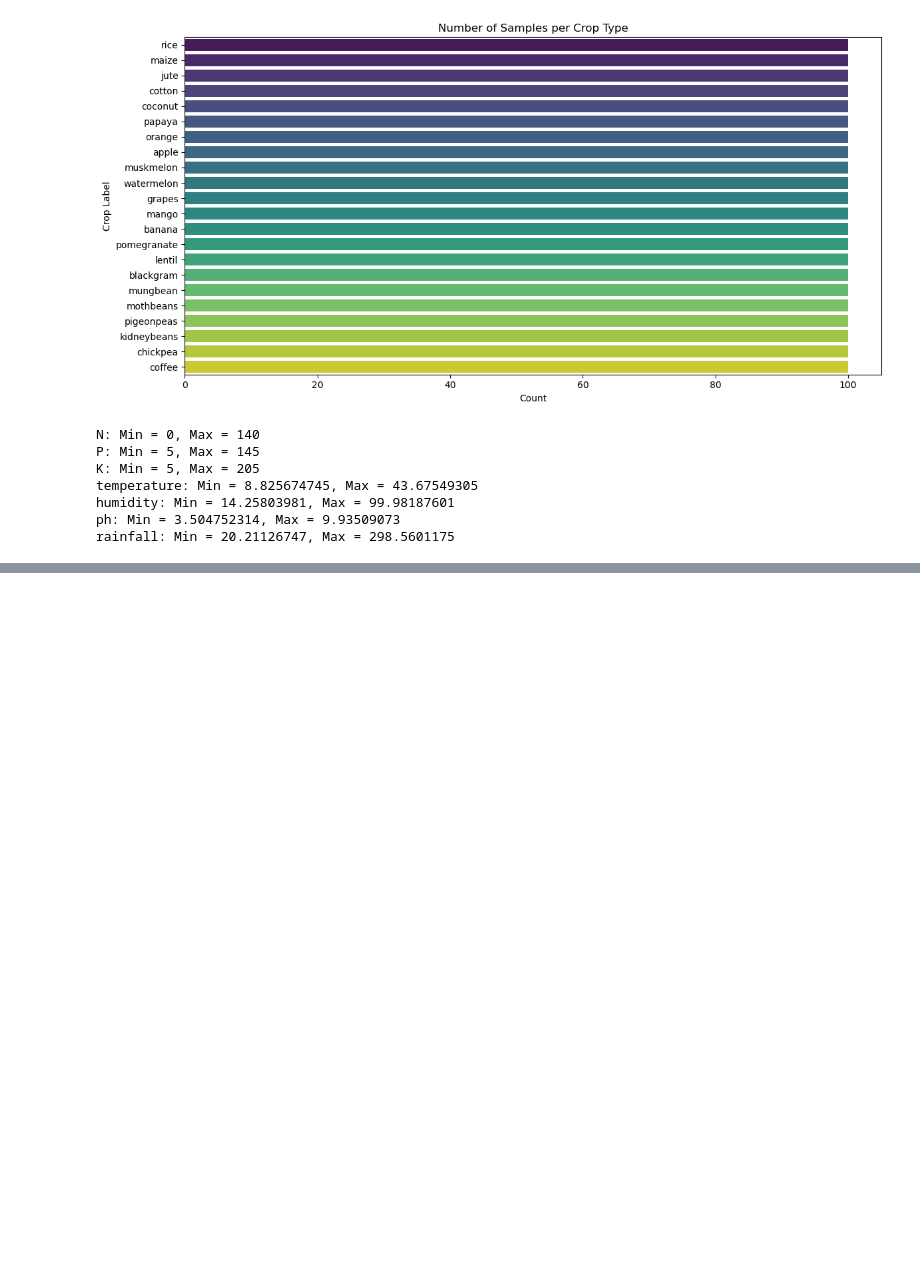
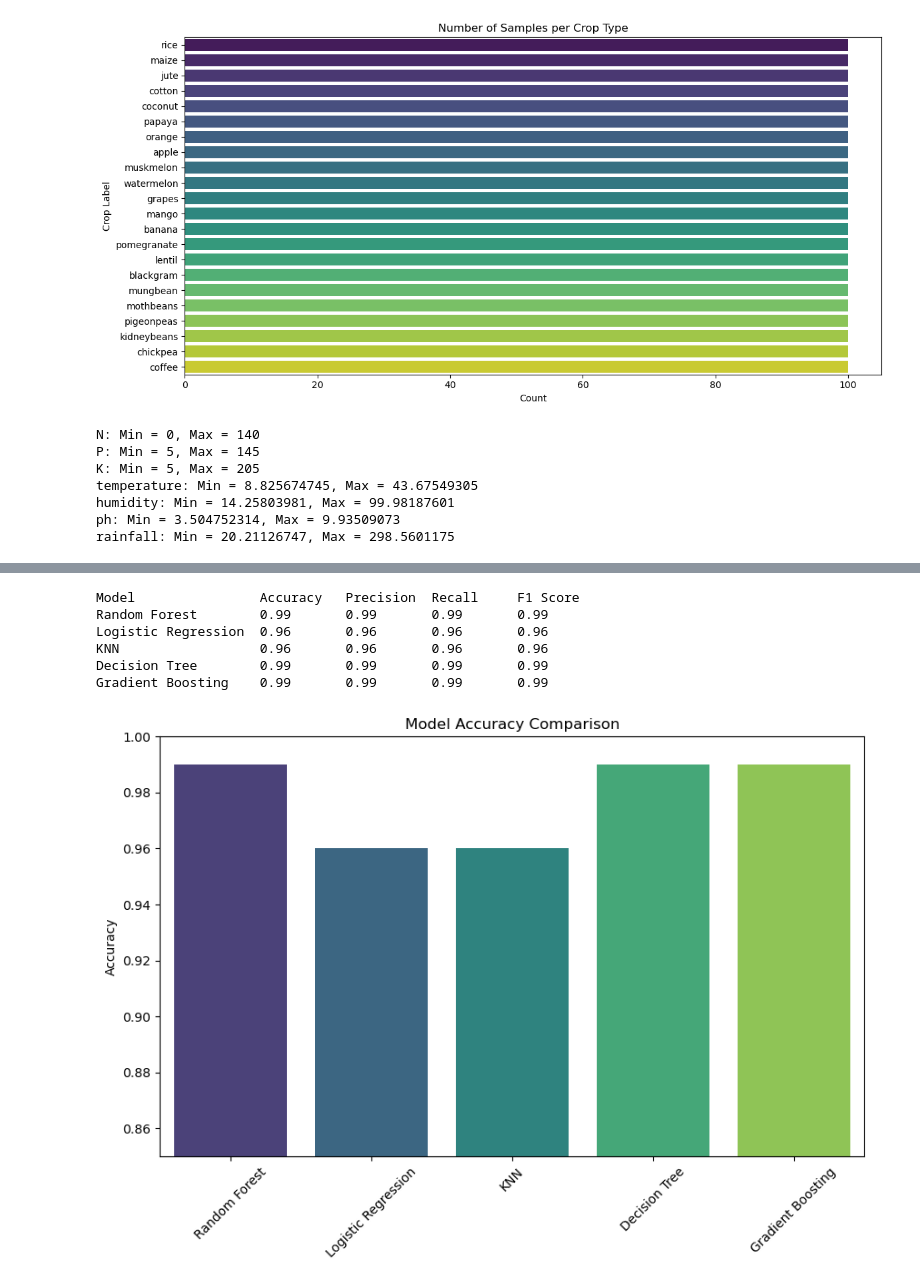
Before and after one commit to Marcos-brown/Crop_Reccommendation, a Jupyter notebook: Crop_Recommendation.ipynb, the cells around one changed output, grey strips where cells are left out. Drawn from its saved outputs; the diff is of its cells as text; code cells hidden in the pictures; blank space fills up the shorter version.

```diff
--- a/Crop_Recommendation.ipynb
+++ b/Crop_Recommendation.ipynb
@@ -235,0 +515,38 @@ rainfall: Min = 20.21126747, Max = 298.5601175
+# %%
+# Compare all models on accuracy, precision, recall, F1
+models = {
+    'Random Forest': (rf_model, y_pred),
+    'Logistic Regression': (log_model, y_pred_log),
+    'KNN': (knn_model, y_pred_knn),
+    'Decision Tree': (dt_model, y_pred_dt),
+    'Gradient Boosting': (gb_model, y_pred_gb)
+}
+
+print("{:<20} {:<10} {:<10} {:<10} {:<10}".format('Model', 'Accuracy', 'Precision', 'Recall', 'F1 Score'))
+for name, (model, pred) in models.items():
+    acc = accuracy_score(y_test, pred)
+    prec = precision_score(y_test, pred, average='weighted')
+    rec = recall_score(y_test, pred, average='weighted')
+    f1 = f1_score(y_test, pred, average='weighted')
+    print(f"{name:<20} {acc:<10.2f} {prec:<10.2f} {rec:<10.2f} {f1:<10.2f}")
+# %% [output]
+Model                Accuracy   Precision  Recall     F1 Score
+Random Forest        0.99       0.99       0.99       0.99
+Logistic Regression  0.96       0.96       0.96       0.96
+KNN                  0.96       0.96       0.96       0.96
+Decision Tree        0.99       0.99       0.99       0.99
+Gradient Boosting    0.99       0.99       0.99       0.99
+# %%
+# Plot Accuracy of all models
+model_names = ['Random Forest', 'Logistic Regression', 'KNN', 'Decision Tree', 'Gradient Boosting']
+accuracies = [0.99, 0.96, 0.96, 0.99, 0.99]
+
+plt.figure(figsize=(10,6))
+sns.barplot(x=model_names, y=accuracies, palette='viridis')
+plt.ylabel('Accuracy')
+plt.title('Model Accuracy Comparison')
+plt.ylim(0.85, 1.0)
+plt.xticks(rotation=45)
+plt.show()
+# %% [output]
+[figure, added]
```
Also changed, not shown: parts of 27 cells of this notebook.
